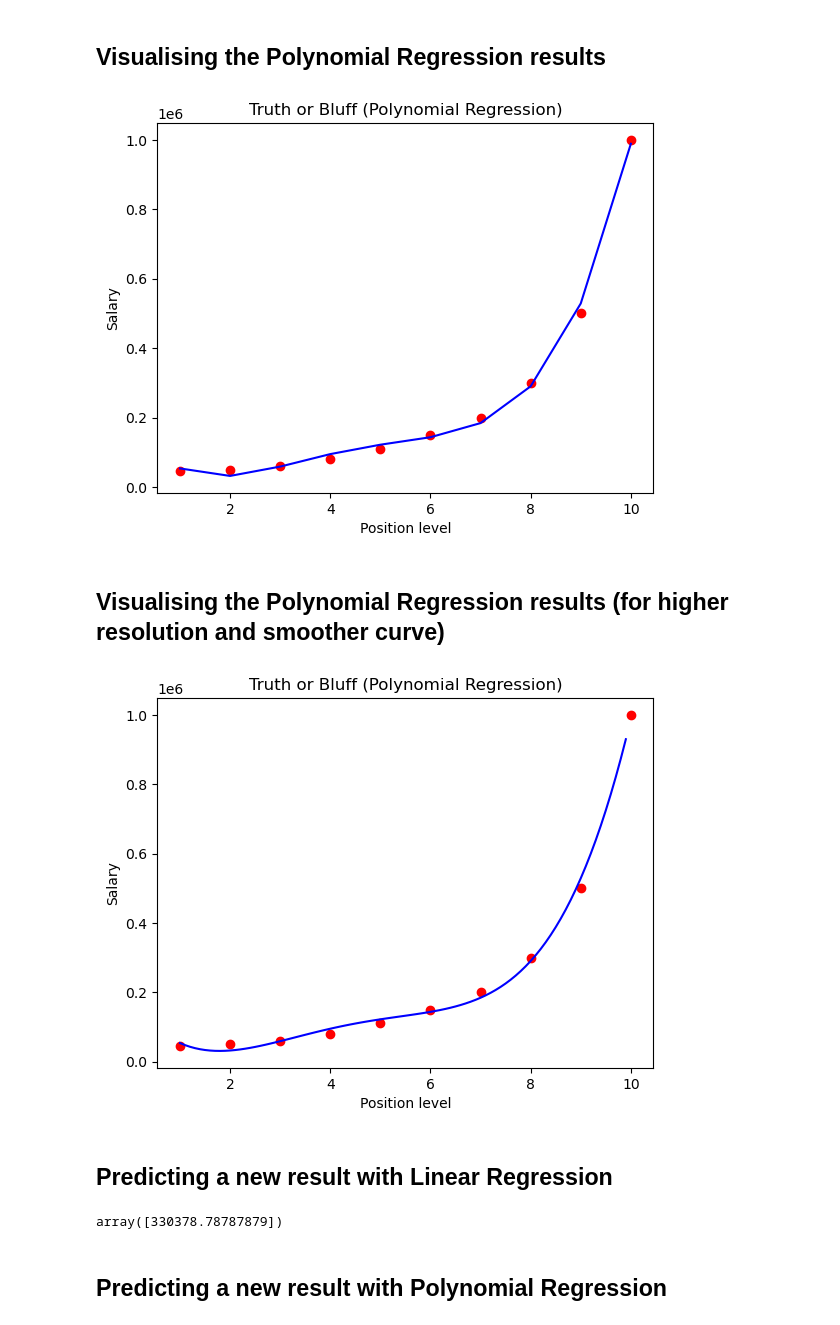
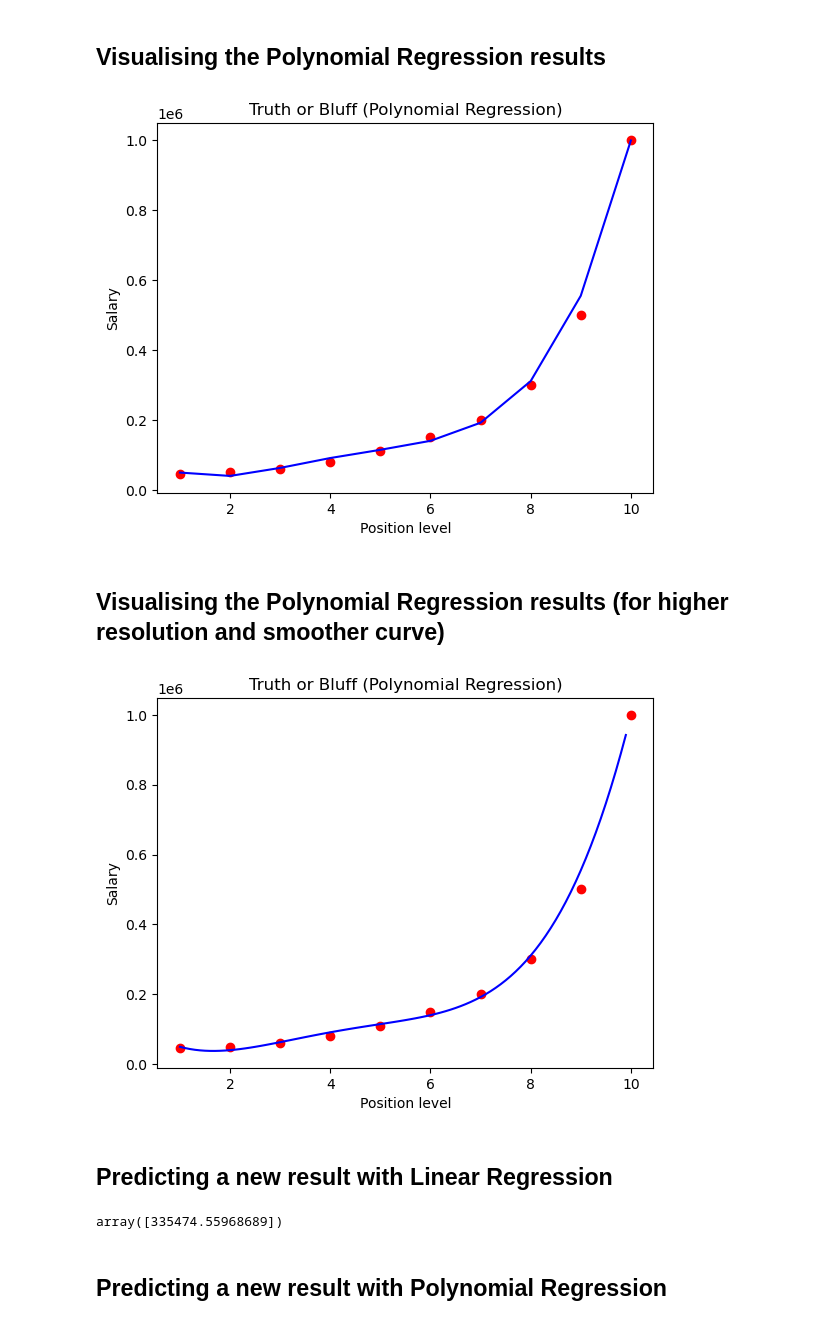
Before and after one commit to PaulaBartolomeMora/ml-notebooks-2, a Jupyter notebook: 3.polynomial_regression.ipynb, the cells around one changed output. Drawn from its saved outputs; the diff is of its cells as text; code cells hidden in the pictures.

```diff
--- a/3.polynomial_regression.ipynb
+++ b/3.polynomial_regression.ipynb
@@ -28 +31,4 @@ y = dataset.iloc[:, -1].values
+# %%
+from sklearn.model_selection import train_test_split
+X_train, X_test, y_train, y_test = train_test_split(X, y, test_size = 0.2, random_state = 0)
 # %% [markdown]
@@ -31,8 +37,8 @@ y = dataset.iloc[:, -1].values
 #1º versión: regresión lineal
 from sklearn.linear_model import LinearRegression
 lin_reg = LinearRegression()
-lin_reg.fit(X, y)
-y_pred = lin_reg.predict(X)
+lin_reg.fit(X_train, y_train)
+y_pred = lin_reg.predict(X_test)
 # %% [markdown]
 ## Training the Polynomial Regression model on the whole dataset
 # %%
@@ -41,8 +47,8 @@ from sklearn.preprocessing import PolynomialFeatures
 poly = PolynomialFeatures(degree = 4) #grado del polinomio, se va probando el mejor valor o se aplica RMSE al modelo
 
 lin_reg_2 = LinearRegression() #se declara un segundo lin_reg porque en este caso se va a aplicar fit con la X del polinomio
-lin_reg_2.fit(poly.fit_transform(X), y)
-y_pred2 = lin_reg_2.predict(poly_reg.fit_transform(X))
+lin_reg_2.fit(poly.fit_transform(X_train), y_train)
+y_pred2 = lin_reg_2.predict(poly.fit_transform(X))
 # %% [markdown]
 ## Visualising the Linear Regression results
 # %%
@@ -65,26 +69,26 @@ plt.xlabel('Position level')
 plt.ylabel('Salary')
 plt.show()
 # %% [output]
-[figure, old version]
+[figure, new version]
 # %% [markdown]
 ## Visualising the Polynomial Regression results (for higher resolution and smoother curve)
 # %%
 X_grid = np.arange(min(X), max(X), 0.1)
 X_grid = X_grid.reshape((len(X_grid), 1))
 plt.scatter(X, y, color = 'red')
-plt.plot(X_grid, lin_reg_2.predict(poly_reg.fit_transform(X_grid)), color = 'blue')
+plt.plot(X_grid, lin_reg_2.predict(poly.fit_transform(X_grid)), color = 'blue')
 plt.title('Truth or Bluff (Polynomial Regression)')
 plt.xlabel('Position level')
 plt.ylabel('Salary')
 plt.show()
 # %% [output]
-[figure, old version]
+[figure, new version]
 # %% [markdown]
 ## Predicting a new result with Linear Regression
 # %%
 lin_reg.predict([[6.5]]) #level=6.5, doble corchete porque el input tiene que ser un array 2D
 # %% [output]
-array([330378.78787879])
+array([335474.55968689])
 # %% [markdown]
 ## Predicting a new result with Polynomial Regression
 # %%
```
Also changed, not shown: parts of 9 cells of this notebook, 5 other files.
